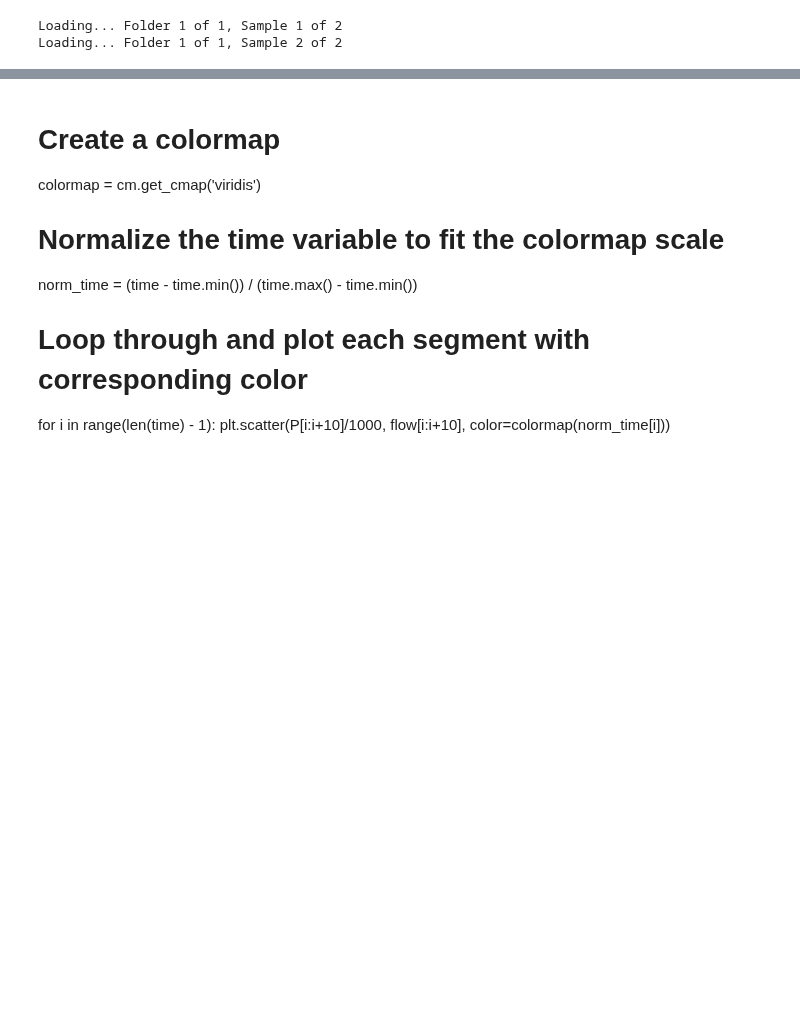
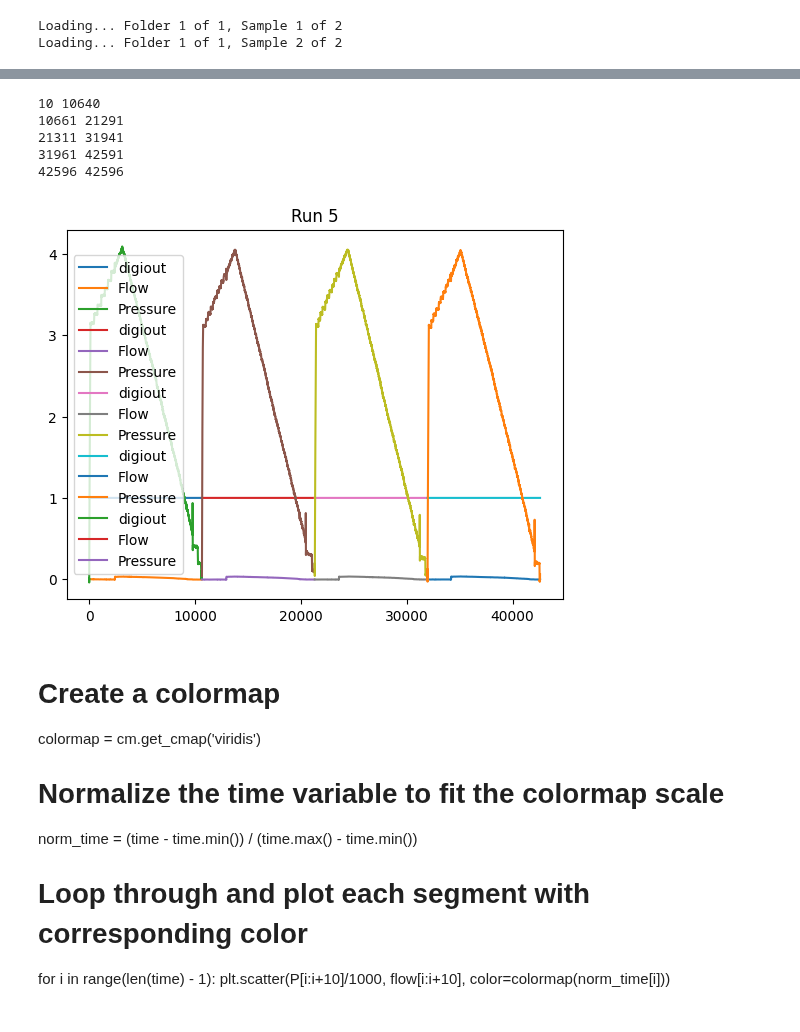
Before and after one commit to Olviel/Thermal_Soft_Robotics, a Jupyter notebook: Thermal_actuation/Experimental/Fluidic/Rothmund_Pressure_release/Valve_leak_test_rothmund_v2.ipynb, the cells around one changed output, grey strips where cells are left out. Saved outputs shown, nothing was run; the diff lists cells and outputs as text; code cells hidden in the pictures; blank space fills up the shorter version.

```diff
--- a/Thermal_actuation/Experimental/Fluidic/Rothmund_Pressure_release/Valve_leak_test_rothmund_v2.ipynb
+++ b/Thermal_actuation/Experimental/Fluidic/Rothmund_Pressure_release/Valve_leak_test_rothmund_v2.ipynb
@@ -99,27 +119,34 @@ plt.show()
 # %%
 #
 start = 0
 run_count = 1  # Counter for run number
 while start < len(data[0][0]['DigOut-1']):
     start = np.argmax(data[0][0]['DigOut-1'][start:] == 1) + start  # Correcting index for slicing
     end = np.argmax(data[0][0]['DigOut-1'][start:] == 0) + start  # Correcting index for slicing
 
-    if end <= start:  # Break if no more valid segments are found
-        break
-
-    # Uncomment to plot the data
-    plt.figure()
+        # Uncomment to plot the data
+    #plt.figure()
     plt.title(f"Run {run_count}")
     plt.plot(data[0][0]['DigOut-1'][start:end], label='digiout')
     plt.plot(time[start:end], flow[start:end], label='Flow')
     plt.plot(time[start:end], P[start:end] / 1000, label='Pressure')
     plt.legend()
-    plt.show()
+    #plt.show()
 
     print(start, end)
 
+    if end <= start:  # Break if no more valid segments are found
+        break
+
     start = end + 5  # Move to next segment
     run_count += 1  # Increment run counter
+# %% [output]
+10 10640
+10661 21291
+21311 31941
+31961 42591
+42596 42596
+[figure, added]
 # %% [markdown]
 # Create a colormap
 colormap = cm.get_cmap('viridis')
```
Also changed, not shown: parts of 3 cells of this notebook.
